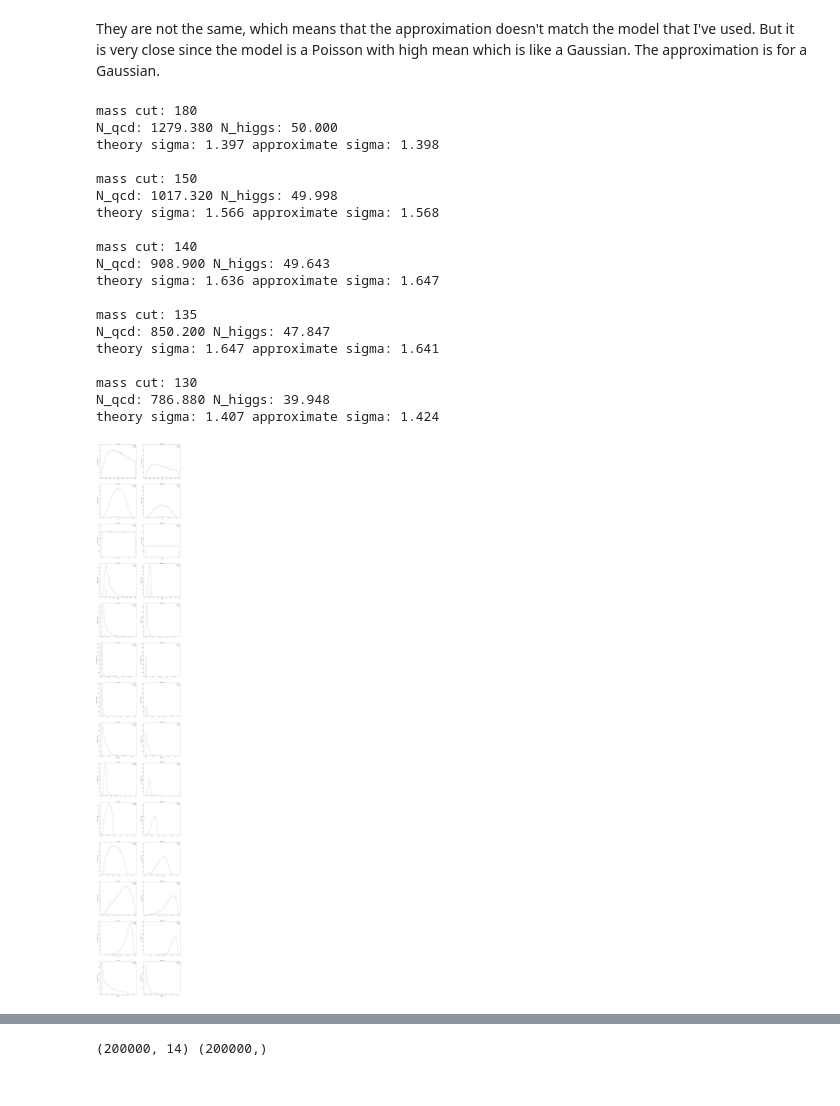
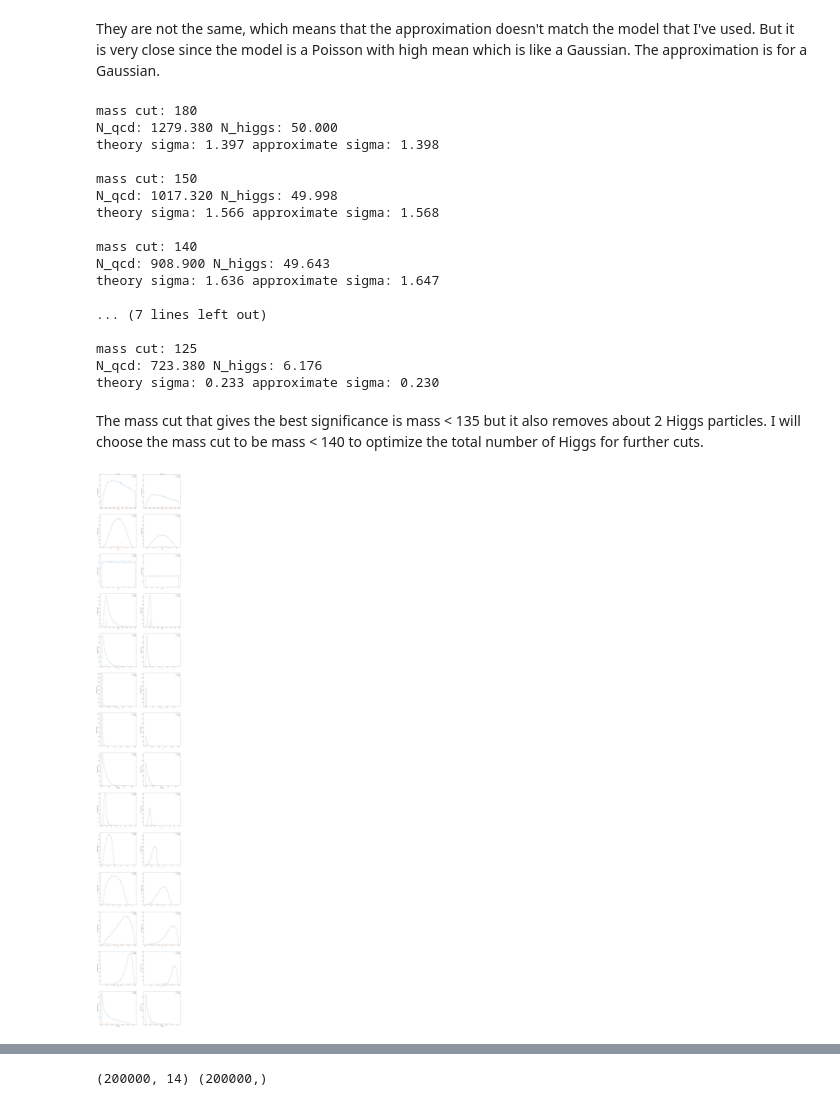
Before and after one commit to bvshih/PHYS434, a Jupyter notebook: Lab7/Lab7.ipynb, the cells around one changed output, grey strips where cells are left out. Drawn from its saved outputs; the diff is of its cells as text; code cells hidden in the pictures.

```diff
--- a/Lab7/Lab7.ipynb
+++ b/Lab7/Lab7.ipynb
@@ -53,7 +59,7 @@ print(sigma, approx_sig)
 # %% [markdown]
 They are not the same, which means that the approximation doesn't match the model that I've used. But it is very close since the model is a Poisson with high mean which is like a Gaussian. The approximation is for a Gaussian.
 # %%
-mass_cut = [180, 150, 140, 135, 130]
+mass_cut = [180, 150, 140, 135, 130, 125]
 
 for i in mass_cut:
     print(f'mass cut: {i}')
@@ -83,13 +89,13 @@ mass cut: 140
 N_qcd: 908.900 N_higgs: 49.643
 theory sigma: 1.636 approximate sigma: 1.647
 
-mass cut: 135
-N_qcd: 850.200 N_higgs: 47.847
-theory sigma: 1.647 approximate sigma: 1.641
+... (7 lines left out)
 
-mass cut: 130
-N_qcd: 786.880 N_higgs: 39.948
-theory sigma: 1.407 approximate sigma: 1.424
+mass cut: 125
+N_qcd: 723.380 N_higgs: 6.176
+theory sigma: 0.233 approximate sigma: 0.230
+# %% [markdown]
+The mass cut that gives the best significance is mass < 135 but it also removes about 2 Higgs particles. I will choose the mass cut to be mass < 140 to optimize the total number of Higgs for further cuts.
 # %%
 keys = ['pt', 'eta', 'phi', 'mass', 'ee2', 'ee3', 'd2', 'angularity', 't1',
        't2', 't3', 't21', 't32', 'KtDeltaR']
@@ -106,34 +112,34 @@ def get_ylims(y1, y2, y3, y4):
     all_y = np.hstack((y1, y2, y3, y4))
 
     ymax = all_y.max()+10
     ymin = all_y.min()
 
     #print(all_y)
 
     return ymax, ymin
 
 fig, ax = plt.subplots(14, 2, figsize = (20,140))
 
 for i in range(len(keys)):
-#for i in range(1):
     hist1 = ax[i,0].hist(qcd[keys[i]], weights = np.ones(len(qcd))*normalization_qcd, bins = 50, histtype = 'step' ,label = 'QCD');
     hist2 = ax[i,0].hist(higgs[keys[i]], weights = np.ones(len(higgs))*normalization_higgs, bins = hist1[1], histtype = 'step' ,label = 'Higgs');
 
     hist3 = ax[i,1].hist(cut_qcd[keys[i]], weights = np.ones(len(cut_qcd))*normalization_qcd, bins = hist1[1], histtype = 'step' , label = 'QCD');
     hist4 = ax[i,1].hist(cut_higgs[keys[i]], weights = np.ones(len(cut_higgs))*normalization_higgs, bins = hist1[1], histtype = 'step', label = 'Higgs');
 
     #print(hist1[0], hist2[0], hist3[0], hist4[0])
 
     ymax, ymin = get_ylims(hist1[0], hist2[0], hist3[0], hist4[0])
     #print(ymin, ymax)
 
     for k in range(len(title)):
         ax[i,k].set_ylim(ymin, ymax)
-        ax[i,k].set_title(title[k])
         ax[i,k].set_ylabel('Normalized Counts')
         ax[i,k].set_xlabel(keys[i])
         ax[i,k].legend()
+ax[0,0].set_title(title[0])
+ax[0,1].set_title(title[1])
 plt.show()
 # %% [output]
-[figure, old version]
+[figure, new version]
 # %%
```
Also changed, not shown: parts of 16 cells of this notebook, 2 other files.
